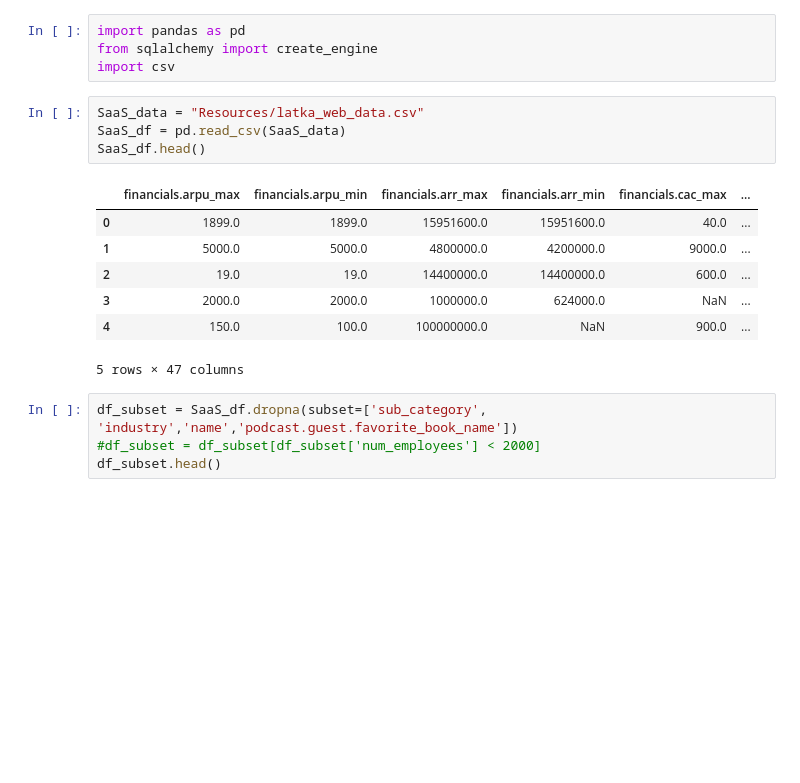
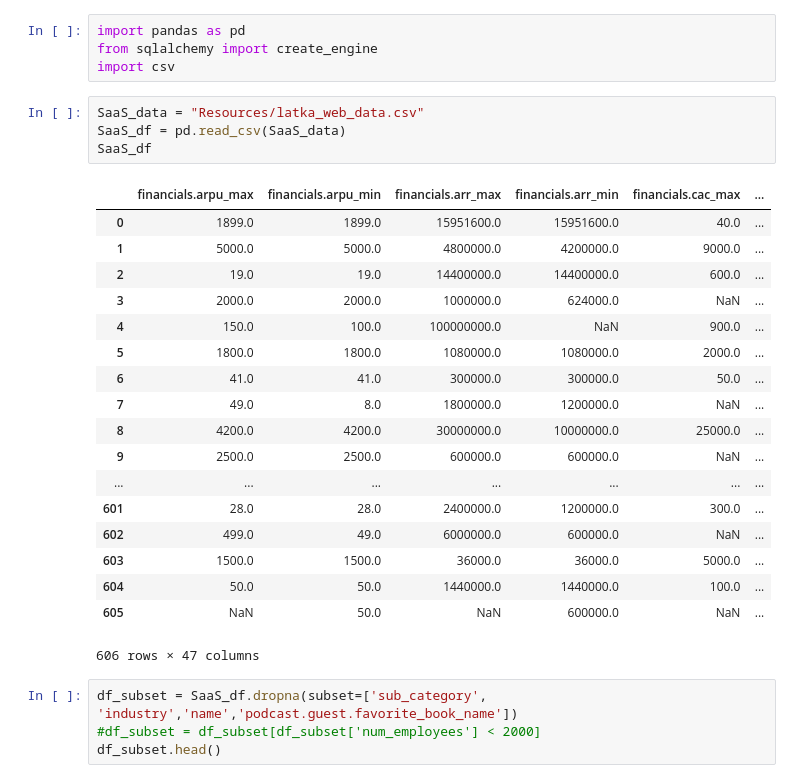
Before and after one commit to mpg33/ETL_Project, a Jupyter notebook: ETL_Project.ipynb, the cells around one changed output. Drawn from its saved outputs; the diff is of its cells as text; blank space fills up the shorter version.

```diff
--- a/ETL_Project.ipynb
+++ b/ETL_Project.ipynb
@@ -5,15 +5,26 @@ import csv
 # %%
 SaaS_data = "Resources/latka_web_data.csv"
 SaaS_df = pd.read_csv(SaaS_data)
-SaaS_df.head()
+SaaS_df
 # %% [output]
 |  | financials.arpu_max | financials.arpu_min | financials.arr_max | financials.arr_min | financials.cac_max | ... |
 | 0 | 1899.0 | 1899.0 | 15951600.0 | 15951600.0 | 40.0 | ... |
 | 1 | 5000.0 | 5000.0 | 4800000.0 | 4200000.0 | 9000.0 | ... |
 | 2 | 19.0 | 19.0 | 14400000.0 | 14400000.0 | 600.0 | ... |
 | 3 | 2000.0 | 2000.0 | 1000000.0 | 624000.0 | NaN | ... |
 | 4 | 150.0 | 100.0 | 100000000.0 | NaN | 900.0 | ... |
+| 5 | 1800.0 | 1800.0 | 1080000.0 | 1080000.0 | 2000.0 | ... |
+| 6 | 41.0 | 41.0 | 300000.0 | 300000.0 | 50.0 | ... |
+| 7 | 49.0 | 8.0 | 1800000.0 | 1200000.0 | NaN | ... |
+| 8 | 4200.0 | 4200.0 | 30000000.0 | 10000000.0 | 25000.0 | ... |
+| 9 | 2500.0 | 2500.0 | 600000.0 | 600000.0 | NaN | ... |
+| ... | ... | ... | ... | ... | ... | ... |
+| 601 | 28.0 | 28.0 | 2400000.0 | 1200000.0 | 300.0 | ... |
+| 602 | 499.0 | 49.0 | 6000000.0 | 600000.0 | NaN | ... |
+| 603 | 1500.0 | 1500.0 | 36000.0 | 36000.0 | 5000.0 | ... |
+| 604 | 50.0 | 50.0 | 1440000.0 | 1440000.0 | 100.0 | ... |
+| 605 | NaN | 50.0 | NaN | 600000.0 | NaN | ... |
-5 rows × 47 columns
+606 rows × 47 columns
 # %%
 df_subset = SaaS_df.dropna(subset=['sub_category', 'industry','name','podcast.guest.favorite_book_name'])
 #df_subset = df_subset[df_subset['num_employees'] < 2000]
```
Also changed, not shown: parts of 10 cells of this notebook, 1 other file.
